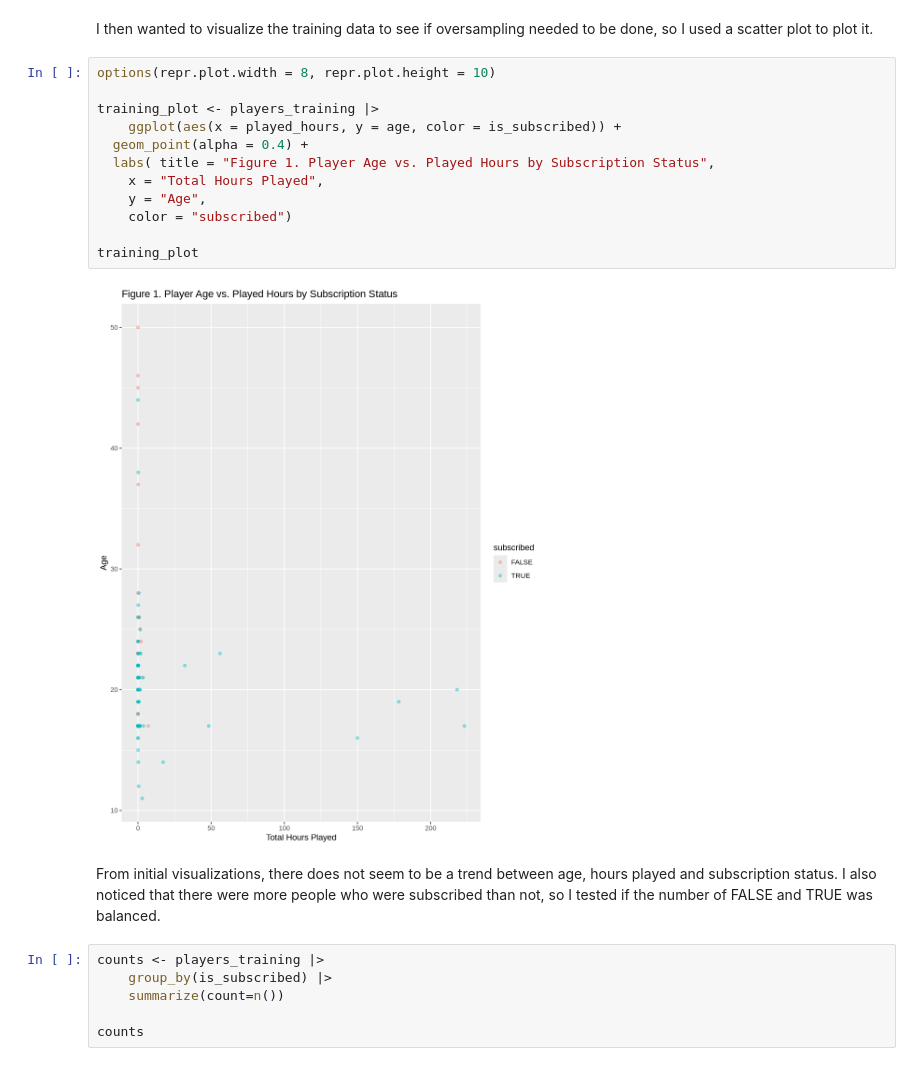
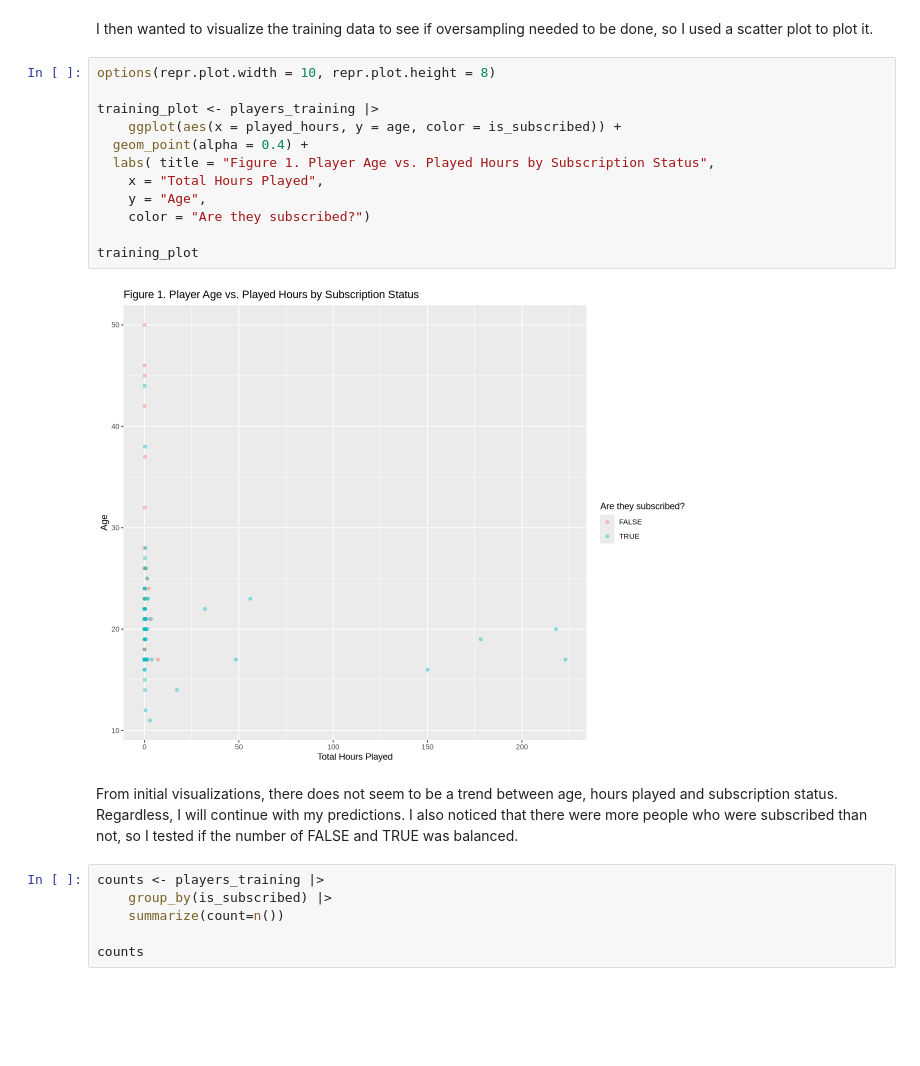
Before and after one commit to libbylee/dsci-100-minecraft-project, a Jupyter notebook: project.ipynb, the cells around one changed output. Cells and saved outputs as stored; diff of their text form; blank space fills up the shorter version.

```diff
--- a/project.ipynb
+++ b/project.ipynb
@@ -86,21 +93,21 @@ players_testing <- testing(players_split)
 # %% [markdown]
 I then wanted to visualize the training data to see if oversampling needed to be done, so I used a scatter plot to plot it.
 # %%
-options(repr.plot.width = 8, repr.plot.height = 10)
+options(repr.plot.width = 10, repr.plot.height = 8)
 
 training_plot <- players_training |>
     ggplot(aes(x = played_hours, y = age, color = is_subscribed)) +
   geom_point(alpha = 0.4) +
   labs( title = "Figure 1. Player Age vs. Played Hours by Subscription Status",
     x = "Total Hours Played",
     y = "Age",
-    color = "subscribed")
+    color = "Are they subscribed?")
 
 training_plot
 # %% [output]
-[figure, old version]
+[figure, new version]
 # %% [markdown]
-From initial visualizations, there does not seem to be a trend between age, hours played and subscription status. I also noticed that there were more people who were subscribed than not, so I tested if the number of FALSE and TRUE was balanced.
+From initial visualizations, there does not seem to be a trend between age, hours played and subscription status. Regardless, I will continue with my predictions. I also noticed that there were more people who were subscribed than not, so I tested if the number of FALSE and TRUE was balanced.
 # %%
 counts <- players_training |>
     group_by(is_subscribed) |>
```
Also changed, not shown: parts of 8 cells of this notebook.
